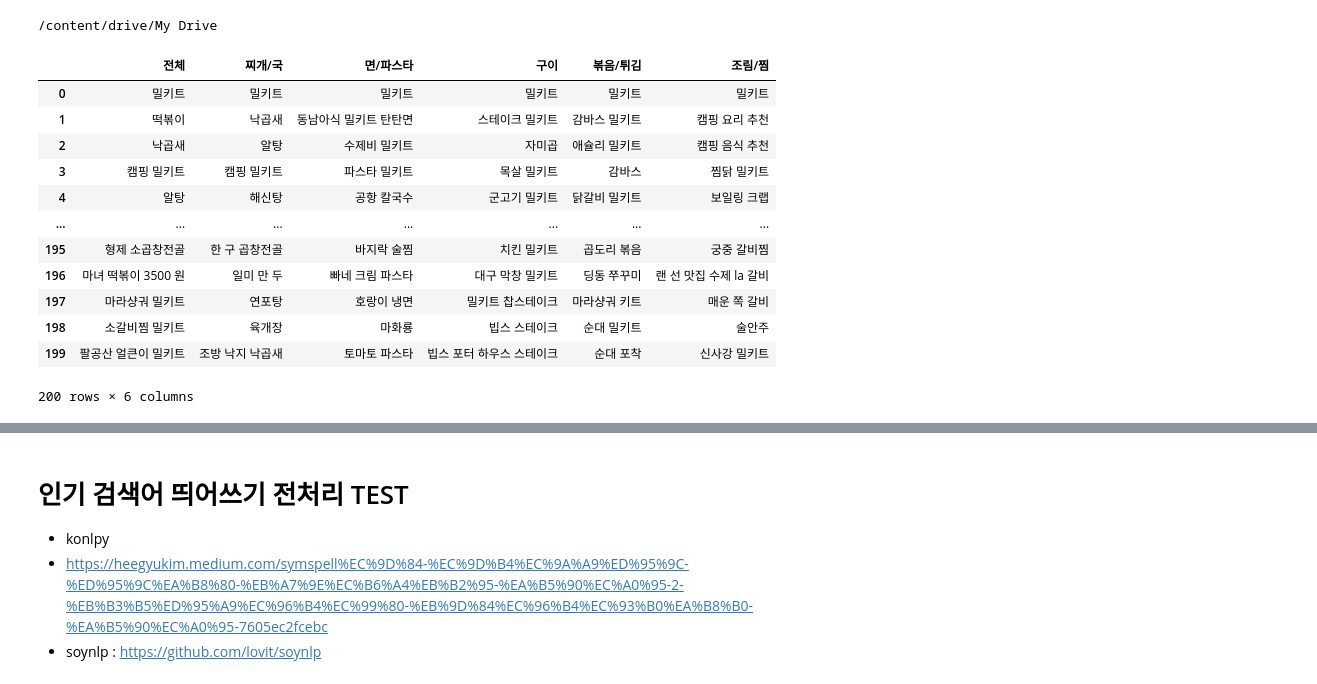
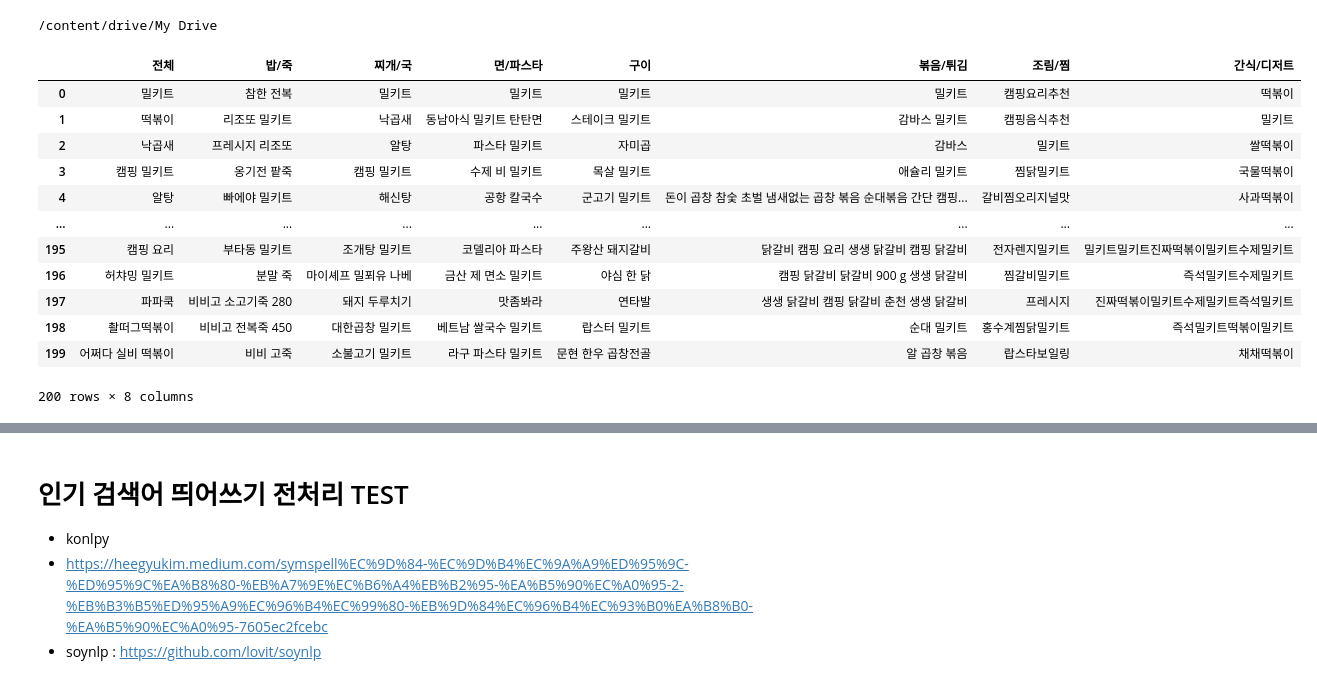
Before and after one commit to dajeong25/KDT_team4_FinalPJT, a Jupyter notebook: 01_웹크롤링/네이버_인기검색어추출_및_전처리.ipynb, the cells around one changed output, grey strips where cells are left out. Drawn from its saved outputs; the diff is of its cells as text; code cells hidden in the pictures.

Commit message:
[네이버 인기검색어] 사전 추가
- 민규님이 주신 사전 내용 추가 후 전처리

```diff
--- a/01_웹크롤링/네이버_인기검색어추출_및_전처리.ipynb
+++ b/01_웹크롤링/네이버_인기검색어추출_및_전처리.ipynb
@@ -208,12 +223,16 @@ if __name__ == '__main__':
 ## 데이터프레임으로 정리
 # %%
 #데이터프레임으로 정리
-detailed_category = ['전체', '찌개/국','면/파스타','구이','볶음/튀김','조림/찜']
+detailed_category = ['전체','밥/죽','찌개/국','면/파스타','구이','볶음/튀김','조림/찜','간식/디저트']
 trend_df = pd.DataFrame(list(itertools.chain(*all_trend_list))).T
 trend_df.columns = detailed_category
 
 %cd /content/drive/My Drive
-trend_df.to_csv('네이버데이터랩_인기검색어.csv')
+from datetime import datetime
+year = datetime.today().year
+month = datetime.today().month
+day = datetime.today().day
+trend_df.to_csv(str(year) + '-' + str(month) + '-' + str(day) + 'navertrend.csv')
 
 trend_df.info()
 # %% [output]
@@ -410,23 +443,25 @@ naver_df = trend_df.copy()
 /content/drive/My Drive
 # %%
 from konlpy.tag import Mecab
+
 mecab = Mecab()
 for column in range(6):
   naver_df.iloc[:, column] = naver_df.iloc[:, column].apply(lambda trend : " ".join(mecab.morphs(trend)))
-naver_df.to_csv('네이버데이터랩_인기검색어_전처리.csv')
+
+naver_df.to_csv(str(year) + '-' + str(month) + '-' + str(day) + 'edited_navertrend.csv')
 naver_df
 # %% [output]
-|  | 전체 | 찌개/국 | 면/파스타 | 구이 | 볶음/튀김 | 조림/찜 |
-| 0 | 밀키트 | 밀키트 | 밀키트 | 밀키트 | 밀키트 | 밀키트 |
-| 1 | 떡볶이 | 낙곱새 | 동남아식 밀키트 탄탄면 | 스테이크 밀키트 | 감바스 밀키트 | 캠핑 요리 추천 |
-| 2 | 낙곱새 | 알탕 | 수제비 밀키트 | 자미곱 | 애슐리 밀키트 | 캠핑 음식 추천 |
-| 3 | 캠핑 밀키트 | 캠핑 밀키트 | 파스타 밀키트 | 목살 밀키트 | 감바스 | 찜닭 밀키트 |
-| 4 | 알탕 | 해신탕 | 공항 칼국수 | 군고기 밀키트 | 닭갈비 밀키트 | 보일링 크랩 |
-| ... | ... | ... | ... | ... | ... | ... |
-| 195 | 형제 소곱창전골 | 한 구 곱창전골 | 바지락 술찜 | 치킨 밀키트 | 곱도리 볶음 | 궁중 갈비찜 |
-| 196 | 마녀 떡볶이 3500 원 | 일미 만 두 | 빠네 크림 파스타 | 대구 막창 밀키트 | 딩동 쭈꾸미 | 랜 선 맛집 수제 la 갈비 |
-| 197 | 마라샹궈 밀키트 | 연포탕 | 호랑이 냉면 | 밀키트 찹스테이크 | 마라샹궈 키트 | 매운 쪽 갈비 |
-| 198 | 소갈비찜 밀키트 | 육개장 | 마화룡 | 빕스 스테이크 | 순대 밀키트 | 술안주 |
-| 199 | 팔공산 얼큰이 밀키트 | 조방 낙지 낙곱새 | 토마토 파스타 | 빕스 포터 하우스 스테이크 | 순대 포착 | 신사강 밀키트 |
+|  | 전체 | 밥/죽 | 찌개/국 | 면/파스타 | 구이 | 볶음/튀김 | 조림/찜 | 간식/디저트 |
+| 0 | 밀키트 | 참한 전복 | 밀키트 | 밀키트 | 밀키트 | 밀키트 | 캠핑요리추천 | 떡볶이 |
+| 1 | 떡볶이 | 리조또 밀키트 | 낙곱새 | 동남아식 밀키트 탄탄면 | 스테이크 밀키트 | 감바스 밀키트 | 캠핑음식추천 | 밀키트 |
+| 2 | 낙곱새 | 프레시지 리조또 | 알탕 | 파스타 밀키트 | 자미곱 | 감바스 | 밀키트 | 쌀떡볶이 |
+| 3 | 캠핑 밀키트 | 옹기전 팥죽 | 캠핑 밀키트 | 수제 비 밀키트 | 목살 밀키트 | 애슐리 밀키트 | 찜닭밀키트 | 국물떡볶이 |
+| 4 | 알탕 | 빠에야 밀키트 | 해신탕 | 공항 칼국수 | 군고기 밀키트 | 돈이 곱창 참숯 초벌 냄새없는 곱창 볶음 순대볶음 간단 캠핑... | 갈비찜오리지널맛 | 사과떡볶이 |
+| ... | ... | ... | ... | ... | ... | ... | ... | ... |
+| 195 | 캠핑 요리 | 부타동 밀키트 | 조개탕 밀키트 | 코델리아 파스타 | 주왕산 돼지갈비 | 닭갈비 캠핑 요리 생생 닭갈비 캠핑 닭갈비 | 전자렌지밀키트 | 밀키트밀키트진짜떡볶이밀키트수제밀키트 |
+| 196 | 허챠밍 밀키트 | 분말 죽 | 마이셰프 밀푀유 나베 | 금산 제 면소 밀키트 | 야심 한 닭 | 캠핑 닭갈비 닭갈비 900 g 생생 닭갈비 | 찜갈비밀키트 | 즉석밀키트수제밀키트 |
+| 197 | 파파쿡 | 비비고 소고기죽 280 | 돼지 두루치기 | 맛좀봐라 | 연타발 | 생생 닭갈비 캠핑 닭갈비 춘천 생생 닭갈비 | 프레시지 | 진짜떡볶이밀키트수제밀키트즉석밀키트 |
+| 198 | 촬떠그떡볶이 | 비비고 전복죽 450 | 대한곱창 밀키트 | 베트남 쌀국수 밀키트 | 랍스터 밀키트 | 순대 밀키트 | 홍수계찜닭밀키트 | 즉석밀키트떡볶이밀키트 |
+| 199 | 어쩌다 실비 떡볶이 | 비비 고죽 | 소불고기 밀키트 | 라구 파스타 밀키트 | 문현 한우 곱창전골 | 알 곱창 볶음 | 랍스타보일링 | 채채떡볶이 |
-200 rows × 6 columns
+200 rows × 8 columns
 # %%
```
Also changed, not shown: parts of 11 cells of this notebook.
